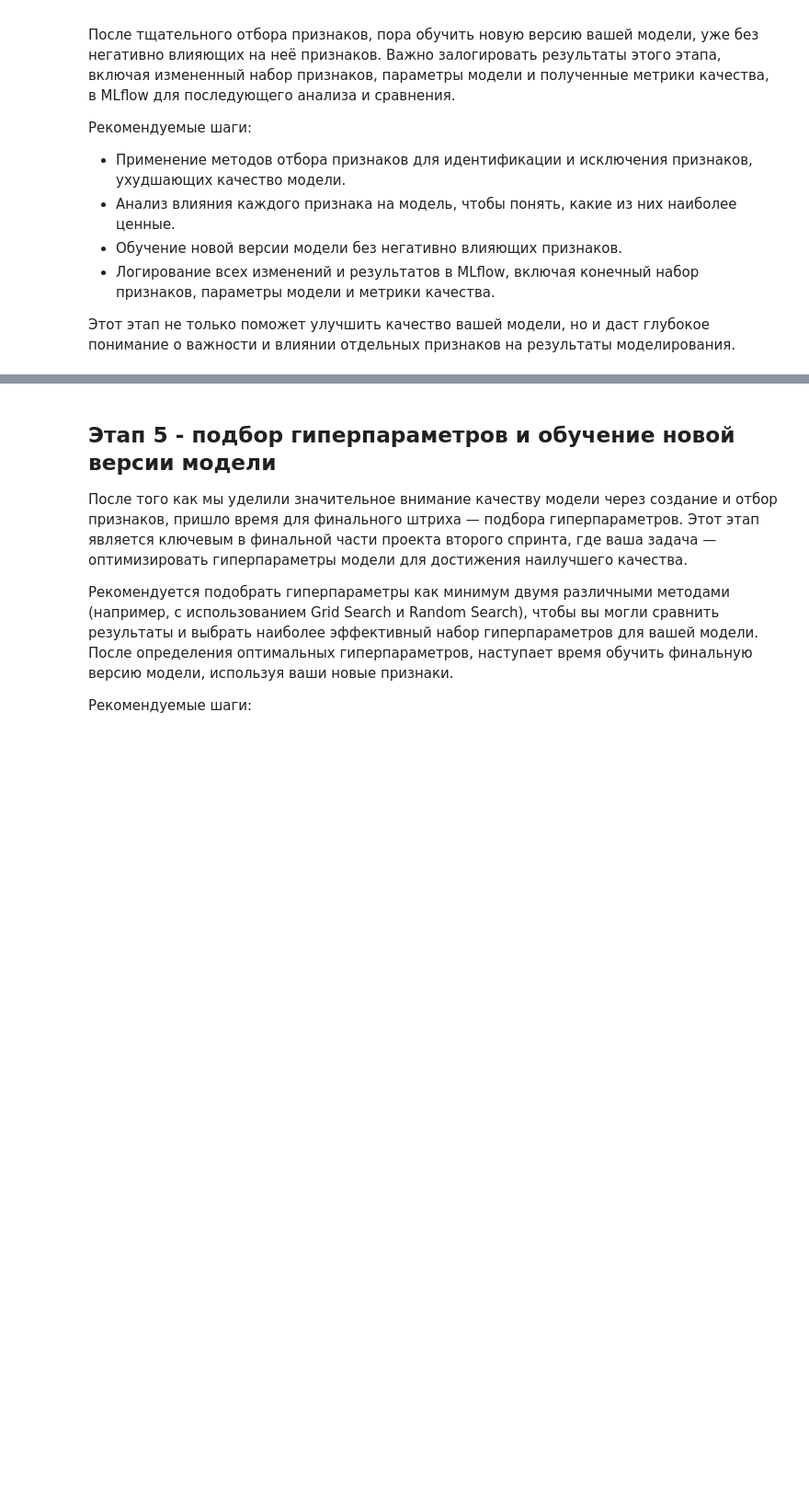
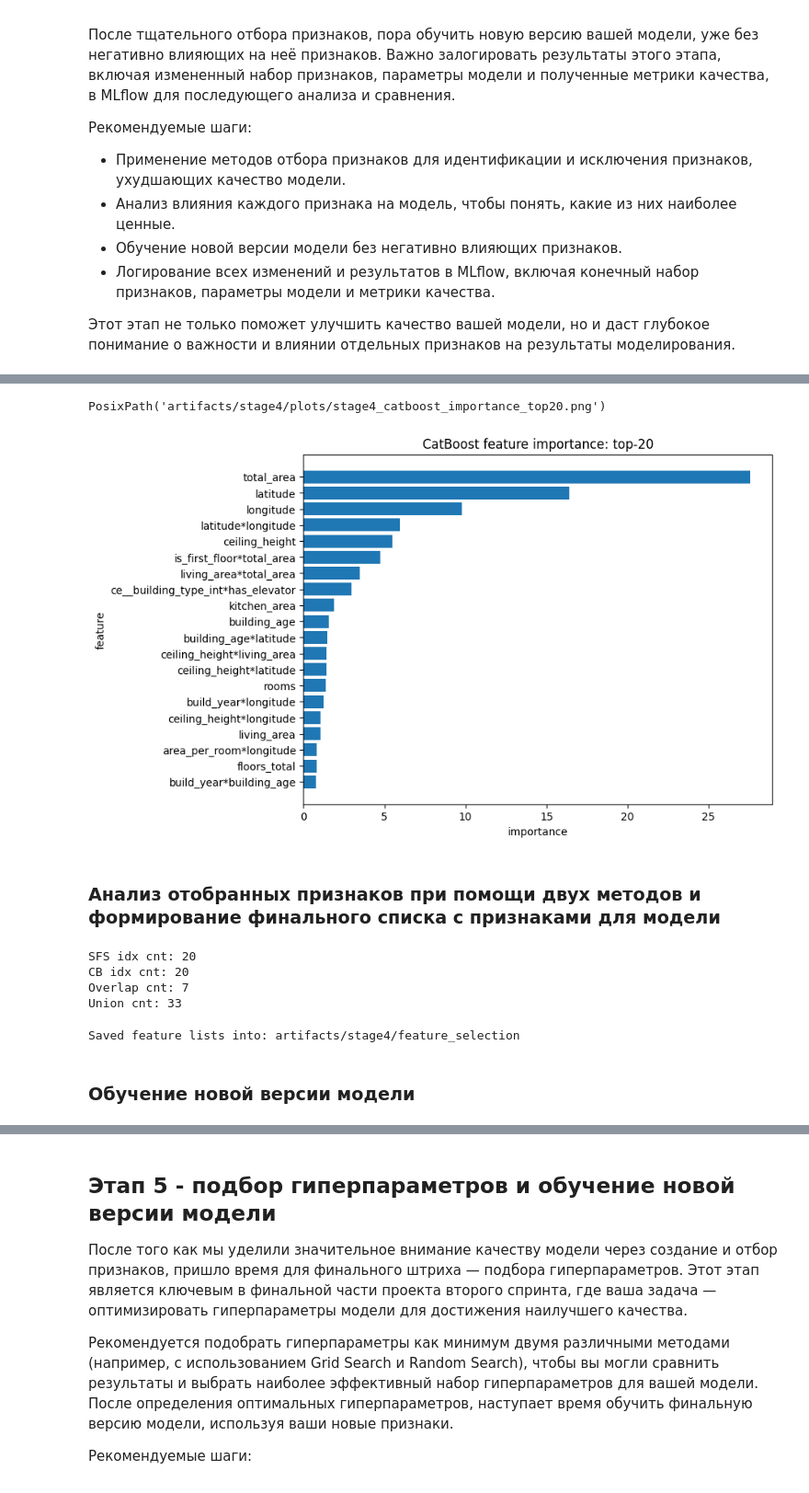
Before and after one commit to matevosovp/Mlflow-project, a Jupyter notebook: model_improvement/model_improvement.ipynb, the cells around one changed output, grey strips where cells are left out. Shown at 92% size. Cells and saved outputs as stored; diff of their text form; code cells hidden in the pictures; blank space fills up the shorter version.

```diff
--- a/model_improvement/model_improvement.ipynb
+++ b/model_improvement/model_improvement.ipynb
@@ -1034,0 +1229,22 @@ Created version '3' of model 'real_estate_price_model_matevosov'.
+# %%
+M_IMPORTANCE = min(20, X_train_fe_final.shape[1])
+
+cb_imp_model = CatBoostRegressor(
+    iterations=400,
+    learning_rate=0.1,
+    depth=8,
+    loss_function="RMSE",
+    random_seed=RANDOM_STATE,
+    verbose=False,
+    allow_writing_files=False,
+)
+
+cb_imp_model.fit(X_train_fe_final, y_train_full)
+
+imp_vals = cb_imp_model.get_feature_importance(type="PredictionValuesChange")
+imp_series = pd.Series(imp_vals, index=X_train_fe_final.columns).sort_values(ascending=False)
+
+selected_features_cb = imp_series.head(M_IMPORTANCE).index.tolist()
+
+print("CatBoost top cnt:", len(selected_features_cb))
+selected_features_cb[:15]
@@ -1034,0 +1268,39 @@ Created version '3' of model 'real_estate_price_model_matevosov'.
+# %%
+top_imp = imp_series.head(20).sort_values(ascending=True)
+
+p_imp = plots_dir / "stage4_catboost_importance_top20.png"
+plt.figure(figsize=(8, 6))
+plt.barh(top_imp.index, top_imp.values)
+plt.title("CatBoost feature importance: top-20")
+plt.xlabel("importance")
+plt.ylabel("feature")
+plt.savefig(p_imp, dpi=150, bbox_inches="tight")
+# plt.close()
+
+p_imp
+# %% [output]
+PosixPath('artifacts/stage4/plots/stage4_catboost_importance_top20.png')
+[figure, added]
+# %% [markdown]
+### Анализ отобранных признаков при помощи двух методов и формирование финального списка с признаками для модели
+# %%
+feature_cols = list(X_train_fe_final.columns)
+name_to_idx = {c: i for i, c in enumerate(feature_cols)}
+
+selected_idx_sbs = [name_to_idx[c] for c in selected_features_sbs if c in name_to_idx]
+selected_idx_cb = [name_to_idx[c] for c in selected_features_cb if c in name_to_idx]
+
+selected_features = sorted(set(selected_idx_sbs).union(set(selected_idx_cb)))
+selected_feature_names = [feature_cols[i] for i in selected_features]
+
+overlap_cnt = len(set(selected_idx_sbs).intersection(set(selected_idx_cb)))
+
+print("SFS idx cnt:", len(selected_idx_sbs))
+print("CB idx cnt:", len(selected_idx_cb))
+print("Overlap cnt:", overlap_cnt)
+print("Union cnt:", len(selected_features))
+# %% [output]
+SFS idx cnt: 20
+CB idx cnt: 20
+Overlap cnt: 7
+Union cnt: 33
@@ -1034,0 +1309,14 @@ Created version '3' of model 'real_estate_price_model_matevosov'.
+# %%
+(fs_dir / "selected_idx_sbs.json").write_text(json.dumps(selected_idx_sbs, indent=2), encoding="utf-8")
+(fs_dir / "selected_idx_cb.json").write_text(json.dumps(selected_idx_cb, indent=2), encoding="utf-8")
+(fs_dir / "selected_idx_union.json").write_text(json.dumps(selected_features, indent=2), encoding="utf-8")
+
+(fs_dir / "selected_features_sbs.json").write_text(json.dumps(selected_features_sbs, ensure_ascii=False, indent=2), encoding="utf-8")
+(fs_dir / "selected_features_cb.json").write_text(json.dumps(selected_features_cb, ensure_ascii=False, indent=2), encoding="utf-8")
+(fs_dir / "selected_features_union.json").write_text(json.dumps(selected_feature_names, ensure_ascii=False, indent=2), encoding="utf-8")
+
+print("Saved feature lists into:", fs_dir)
+# %% [output]
+Saved feature lists into: artifacts/stage4/feature_selection
+# %% [markdown]
+### Обучение новой версии модели
```
Also changed, not shown: parts of 54 cells of this notebook, 31 other files.
